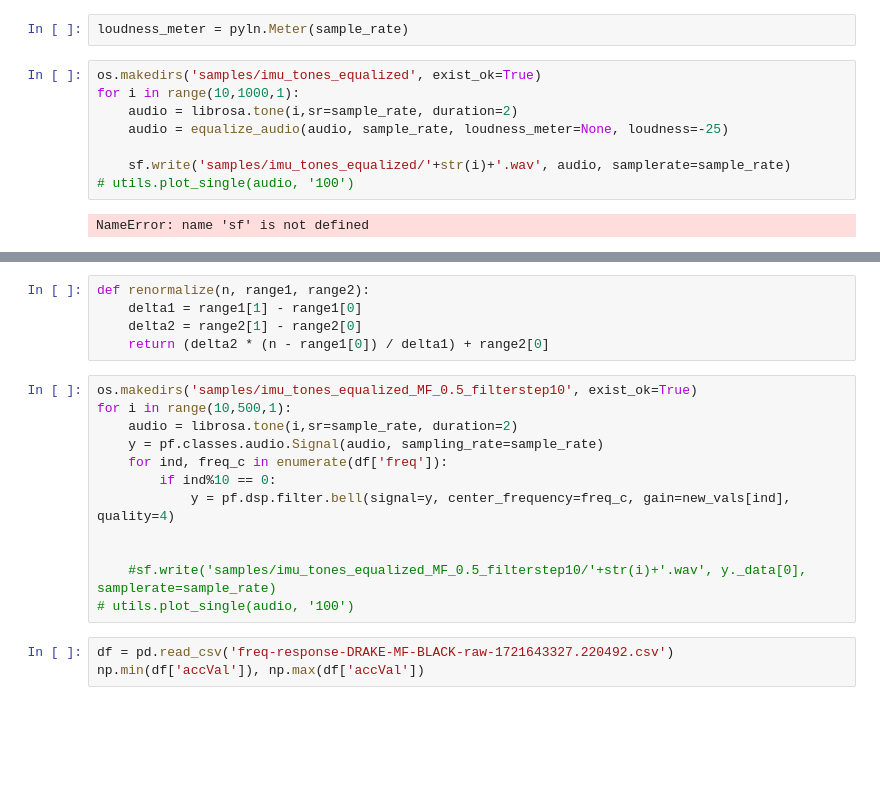
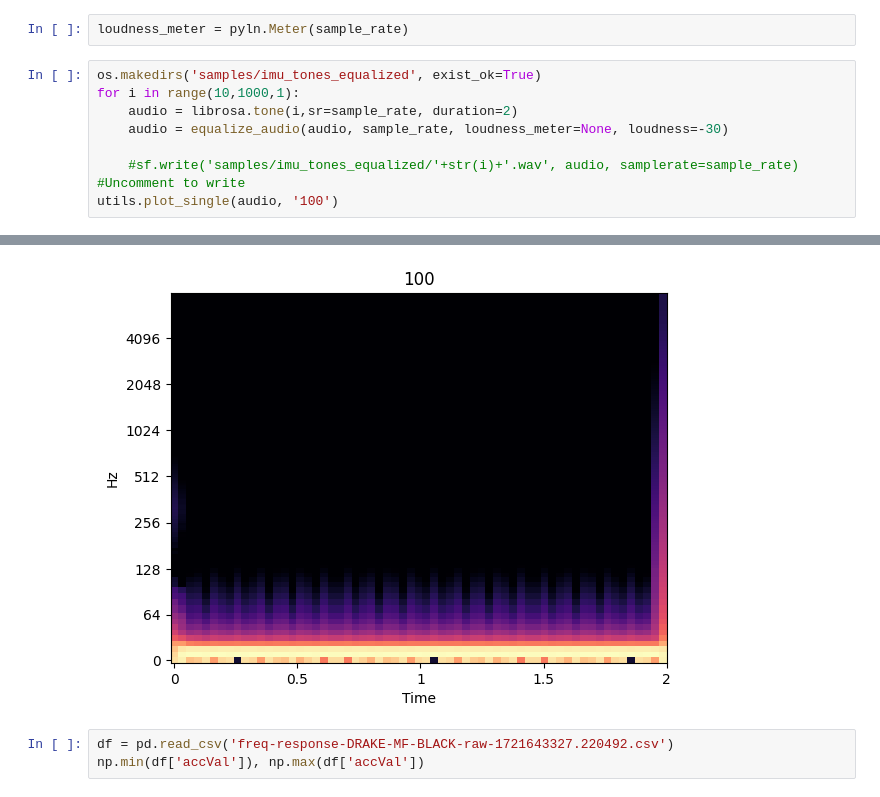
Before and after one commit to augmented-human-lab/prompt-to-touch, a Jupyter notebook: notebooks/imu_notebook.ipynb, the cells around one changed output, grey strips where cells are left out. Saved outputs shown, nothing was run; the diff lists cells and outputs as text; blank space fills up the shorter version.

```diff
--- a/notebooks/imu_notebook.ipynb
+++ b/notebooks/imu_notebook.ipynb
@@ -54,9 +54,8 @@ loudness_meter = pyln.Meter(sample_rate)
 os.makedirs('samples/imu_tones_equalized', exist_ok=True)
 for i in range(10,1000,1):
     audio = librosa.tone(i,sr=sample_rate, duration=2)
-    audio = equalize_audio(audio, sample_rate, loudness_meter=None, loudness=-25)
+    audio = equalize_audio(audio, sample_rate, loudness_meter=None, loudness=-30)
 
-    sf.write('samples/imu_tones_equalized/'+str(i)+'.wav', audio, samplerate=sample_rate)
-# utils.plot_single(audio, '100')
+    #sf.write('samples/imu_tones_equalized/'+str(i)+'.wav', audio, samplerate=sample_rate) #Uncomment to write
+utils.plot_single(audio, '100')
 # %% [output]
-NameError: name 'sf' is not defined
@@ -63,20 +63,4 @@ NameError: name 'sf' is not defined
+[figure, added]
-# %%
-def renormalize(n, range1, range2):
-    delta1 = range1[1] - range1[0]
-    delta2 = range2[1] - range2[0]
-    return (delta2 * (n - range1[0]) / delta1) + range2[0]
-# %%
-os.makedirs('samples/imu_tones_equalized_MF_0.5_filterstep10', exist_ok=True)
-for i in range(10,500,1):
-    audio = librosa.tone(i,sr=sample_rate, duration=2)
-    y = pf.classes.audio.Signal(audio, sampling_rate=sample_rate)
-    for ind, freq_c in enumerate(df['freq']):
-        if ind%10 == 0:
-            y = pf.dsp.filter.bell(signal=y, center_frequency=freq_c, gain=new_vals[ind], quality=4)
-
-
-    #sf.write('samples/imu_tones_equalized_MF_0.5_filterstep10/'+str(i)+'.wav', y._data[0], samplerate=sample_rate)
-# utils.plot_single(audio, '100')
 # %%
 df = pd.read_csv('freq-response-DRAKE-MF-BLACK-raw-1721643327.220492.csv')
 np.min(df['accVal']), np.max(df['accVal'])
```
Also changed, not shown: parts of 4 cells of this notebook, 1 other file.
